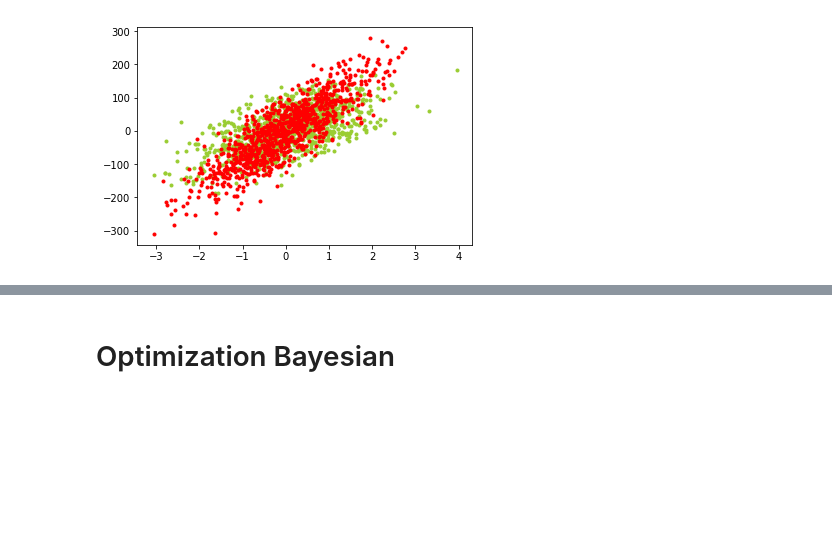
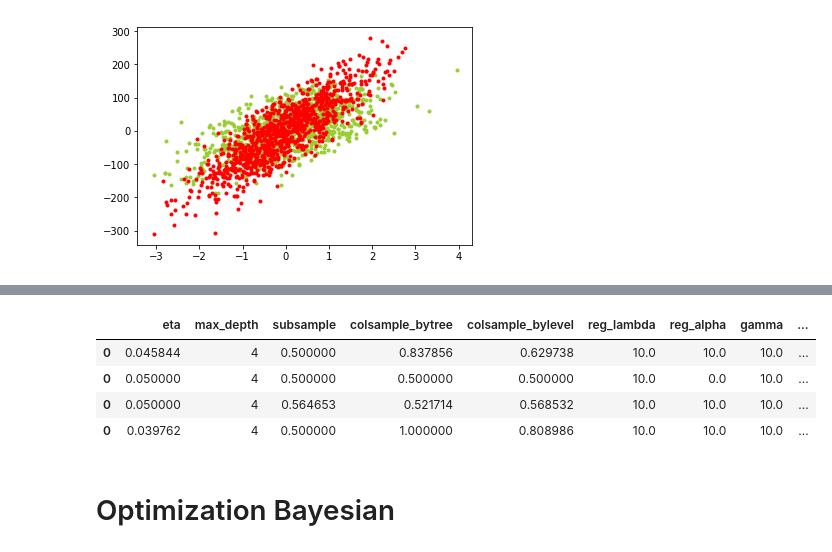
Before and after one commit to m-rahimi/ML_module, a Jupyter notebook: XGBoost_Module.ipynb, the cells around one changed output, grey strips where cells are left out. Cells and saved outputs as stored; diff of their text form; code cells hidden in the pictures; blank space fills up the shorter version.

```diff
--- a/XGBoost_Module.ipynb
+++ b/XGBoost_Module.ipynb
@@ -100,6 +100,31 @@ class XGBoost(object):
             print("Number of iteration: ", self.clf.best_iteration, " Score: ", self.clf.best_score)
         return self.clf.best_score
 
+    def fit_cv(self, X, y, cv, verbose_eval = False, num_boost_round = None, early_stopping = 5,
+                 print_out=False):
+
+        num_boost_round = num_boost_round or self.num_boost_round
+        scores = []
+        for i, (train_index, test_index) in enumerate(cv.split(X, y)):
+            dtrain = xgb.DMatrix(X[train_index], label=y[train_index])
+            dtest = xgb.DMatrix(X[test_index], label=y[test_index])
+            watchlist = [(dtrain, 'train'), (dtest, 'eval')]
+
+            if type(self.feval).__name__ == 'str' or self.feval == None:
+                self.clf = xgb.train(params = self.params, dtrain = dtrain, num_boost_round = num_boost_round,
+                                 evals = watchlist, verbose_eval = verbose_eval,
+                                 early_stopping_rounds = early_stopping)
+            else:
+                self.clf = xgb.train(params = self.params, dtrain = dtrain, num_boost_round = num_boost_round,
+                                 evals = watchlist, feval = self.evalerror, verbose_eval = verbose_eval,
+                                 early_stopping_rounds = early_stopping)
+
+            scores.append(self.clf.best_score)
+
+            if print_out:
+                print("Kfold: ", i, "Number of iteration: ", self.clf.best_iteration, " Score: ", self.clf.best_score)
+        return np.mean(scores)
+
     def predict(self, X):
         dtest = xgb.DMatrix(X)
         return self.clf.predict(dtest)
@@ -189,10 +214,12 @@ class XGBoost(object):
     def scores(self, N=4):
         return self.result.sort_values("score")[:N]
 
-    def bayesian(self, X, y, X_test, y_test, nstopping = 5, ncalls = 10, warrning=False, **kwargs):
+    def bayesian(self, X, y, X_test=None, y_test=None, cv=None, nstopping = 5, ncalls = 10, warrning=False, **kwargs):
         if not warrning:
             print("Ignore UserWarning")
             warnings.filterwarnings("ignore")
+        if cv:
+            print("CV optimization")
         print(kwargs)
         space = []
         for key, val in kwargs.items():
@@ -226,7 +253,11 @@ class XGBoost(object):
         def objective(**params):
             self.set_params(**params)
 
-            return self.fit_eval(X, y, X_test, y_test, verbose_eval = False, num_boost_round = self.num_boost_round,
+            if cv:
+                return self.fit_cv(X, y, cv, verbose_eval = False, num_boost_round = self.num_boost_round,
+                                 early_stopping = nstopping)
+            else:
+                return self.fit_eval(X, y, X_test, y_test, verbose_eval = False, num_boost_round = self.num_boost_round,
                                  early_stopping = nstopping)
 
 
@@ -273,3 +330,11 @@ plt.show()
+# %%
+model.scores()
+# %% [output]
+|  | eta | max_depth | subsample | colsample_bytree | colsample_bylevel | reg_lambda | reg_alpha | gamma | ... |
+| 0 | 0.045844 | 4 | 0.500000 | 0.837856 | 0.629738 | 10.0 | 10.0 | 10.0 | ... |
+| 0 | 0.050000 | 4 | 0.500000 | 0.500000 | 0.500000 | 10.0 | 0.0 | 10.0 | ... |
+| 0 | 0.050000 | 4 | 0.564653 | 0.521714 | 0.568532 | 10.0 | 10.0 | 10.0 | ... |
+| 0 | 0.039762 | 4 | 0.500000 | 1.000000 | 0.808986 | 10.0 | 10.0 | 10.0 | ... |
 # %% [markdown]
 # Optimization Bayesian
 # %%
```
Also changed, not shown: parts of 4 cells of this notebook.
